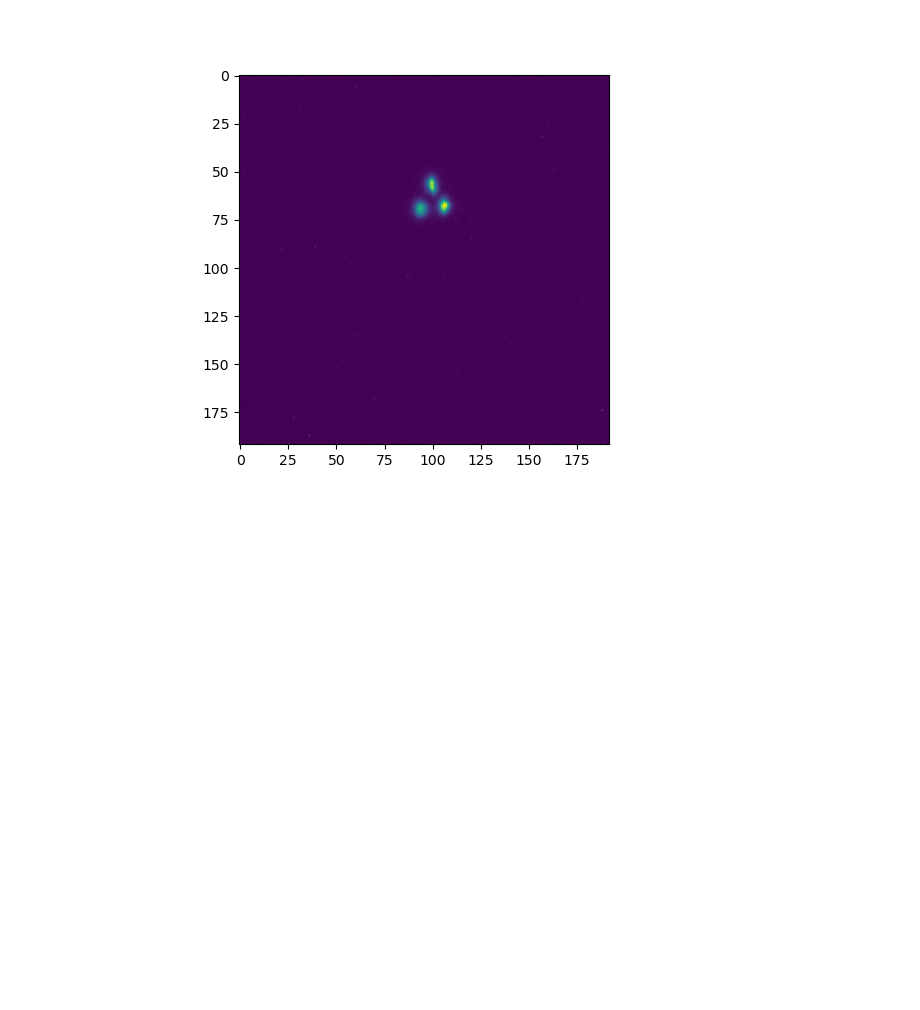
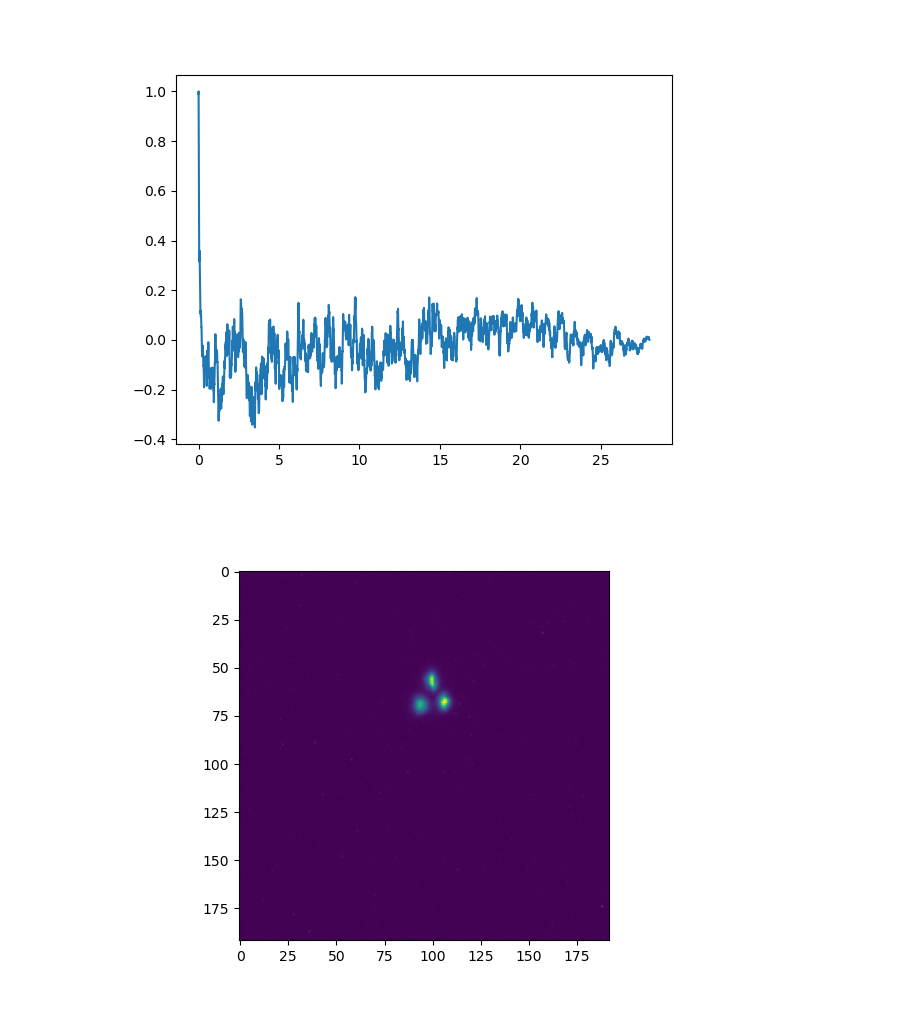
Before and after one commit to tepickering/ser_utils, a Jupyter notebook: notebooks/dimm_dev.ipynb, the cells around one changed output. Saved outputs shown, nothing was run; the diff lists cells and outputs as text; code cells hidden in the pictures; blank space fills up the shorter version.

```diff
--- a/notebooks/dimm_dev.ipynb
+++ b/notebooks/dimm_dev.ipynb
@@ -27,3 +57,15 @@ $1.9787657 \; \mathrm{{}^{\prime\prime}}$
+# %%
+b0 = baselines[0] - baselines[0].mean()
+b1 = baselines[1] - baselines[1].mean()
+b2 = baselines[2] - baselines[2].mean()
+dt = (frame_times[1] - frame_times[0]).to_value('sec')
+autocor = np.correlate(b0, b2, mode='full')
+autocor = autocor[autocor.size // 2 :]
+fig = plt.figure()
+plt.plot(dt * np.arange(autocor.size), autocor/autocor.max())
+plt.show()
+# %% [output]
+[figure, added]
 # %%
 plt.imshow(d['data'][0:50, :, :].sum(axis=0))
 #plt.imshow(d['data'][2, :, :]) # - d['data'][0, :, :])
```
Also changed, not shown: parts of 11 cells of this notebook, 1 other file.
